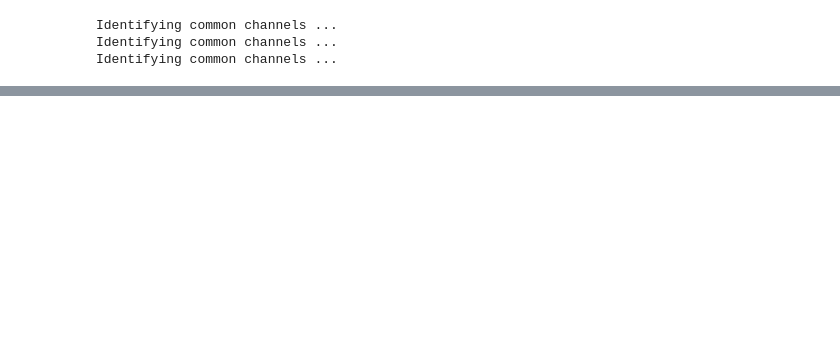
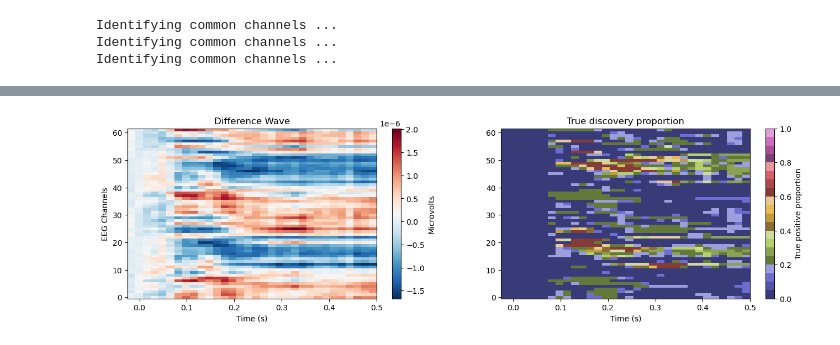
Before and after one commit to apex-lab/agency-analysis, a Jupyter notebook: evoked.ipynb, the cells around one changed output, grey strips where cells are left out. Saved outputs shown, nothing was run; the diff lists cells and outputs as text; code cells hidden in the pictures; blank space fills up the shorter version.

```diff
--- a/evoked.ipynb
+++ b/evoked.ipynb
@@ -62,0 +87,30 @@ No projector specified for this dataset. Please consider the method self.add_pro
+# %%
+from mne.viz.utils import _plot_masked_image
+fig, ax = plt.subplots(1, 2, figsize = (16, 4))
+im, _ = _plot_masked_image(
+    ax[0],
+    X.mean(0).T,
+    times = all_trials.times,
+    #mask = tdp.T > .4
+)
+ax[0].set_xlabel('Time (s)')
+ax[0].set_ylabel('EEG Channels')
+ax[0].set_title('Difference Wave')
+cbar = plt.colorbar(im, ax = ax[0])
+cbar.set_label('Microvolts')
+
+im, _ = _plot_masked_image(
+    ax[1],
+    tdp.T,
+    times = all_trials.times,
+    cmap = 'tab20b',
+    vmin = 0., vmax = 1.
+)
+ax[1].set_xlabel('Time (s)')
+ax[1].set_title('True discovery proportion')
+cbar = plt.colorbar(im, ax = ax[1])
+cbar.set_label('True positive proportion')
+
+plt.show()
+# %% [output]
+[figure, added]
```
Also changed, not shown: parts of 4 cells of this notebook, 2 other files.
